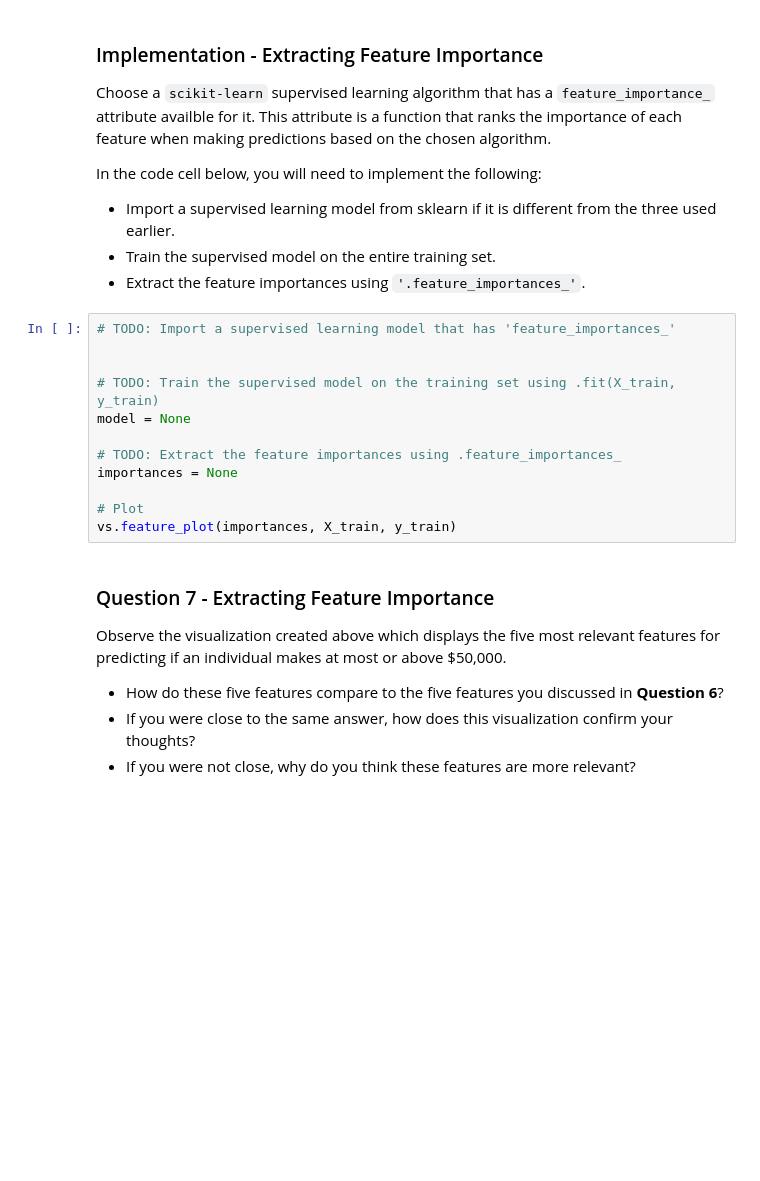
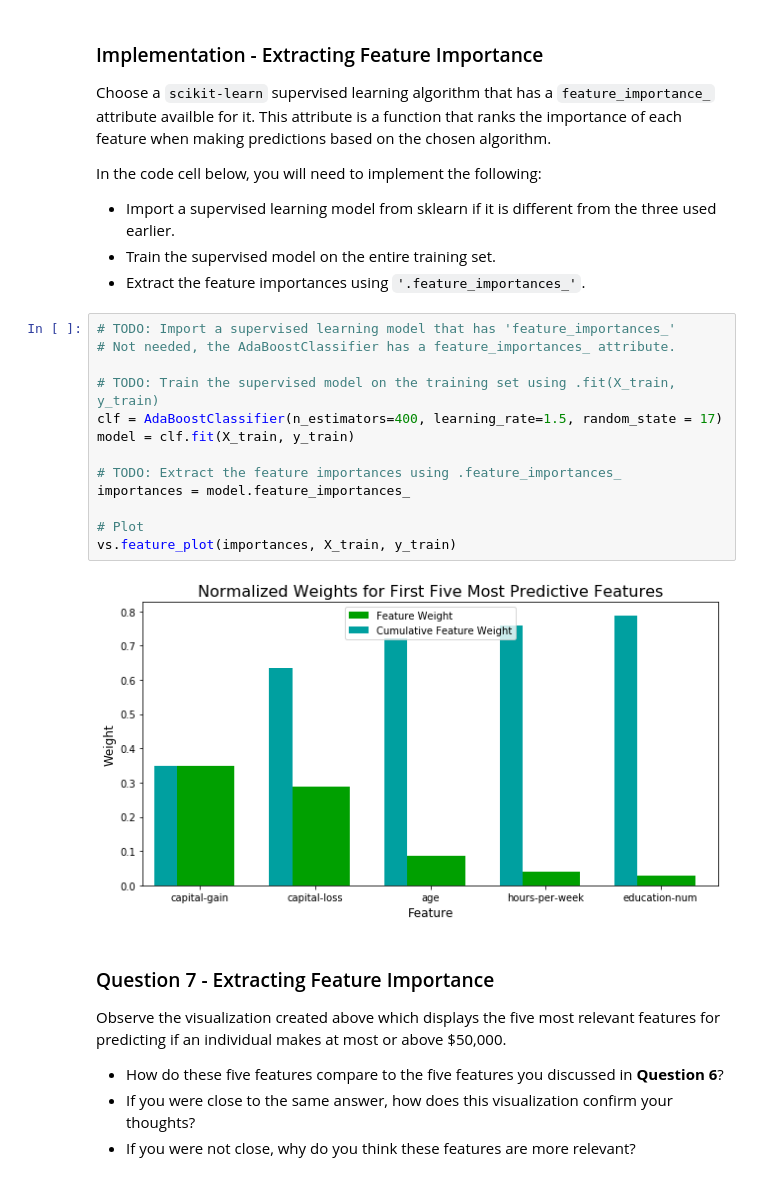
Before and after one commit to jbromley/mle, a Jupyter notebook: finding_donors/finding_donors.ipynb, the cells around one changed output. Saved outputs shown, nothing was run; the diff lists cells and outputs as text; blank space fills up the shorter version.

```diff
--- a/finding_donors/finding_donors.ipynb
+++ b/finding_donors/finding_donors.ipynb
@@ -506,16 +593,19 @@ In the code cell below, you will need to implement the following:
  - Extract the feature importances using `'.feature_importances_'`.
 # %%
 # TODO: Import a supervised learning model that has 'feature_importances_'
-
+# Not needed, the AdaBoostClassifier has a feature_importances_ attribute.
 
 # TODO: Train the supervised model on the training set using .fit(X_train, y_train)
-model = None
+clf = AdaBoostClassifier(n_estimators=400, learning_rate=1.5, random_state = 17)
+model = clf.fit(X_train, y_train)
 
 # TODO: Extract the feature importances using .feature_importances_
-importances = None
+importances = model.feature_importances_
 
 # Plot
 vs.feature_plot(importances, X_train, y_train)
+# %% [output]
+[figure, added]
 # %% [markdown]
 ### Question 7 - Extracting Feature Importance
 
```
Also changed, not shown: parts of 28 cells of this notebook, 1 other file.
